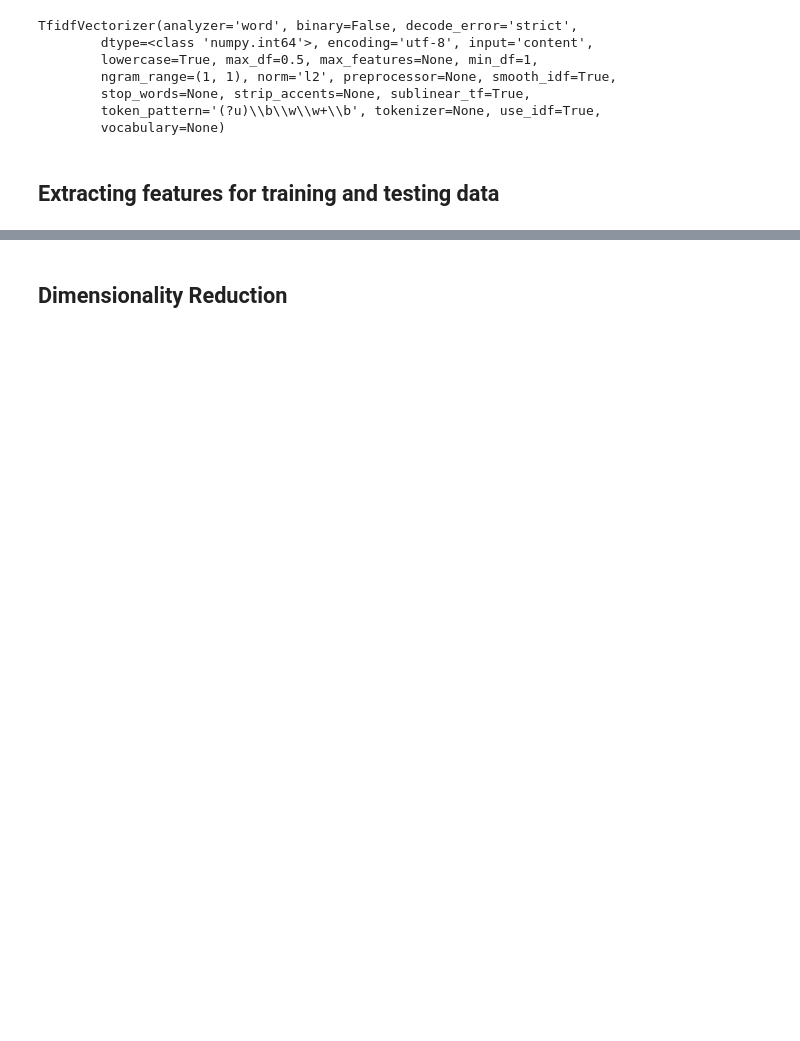
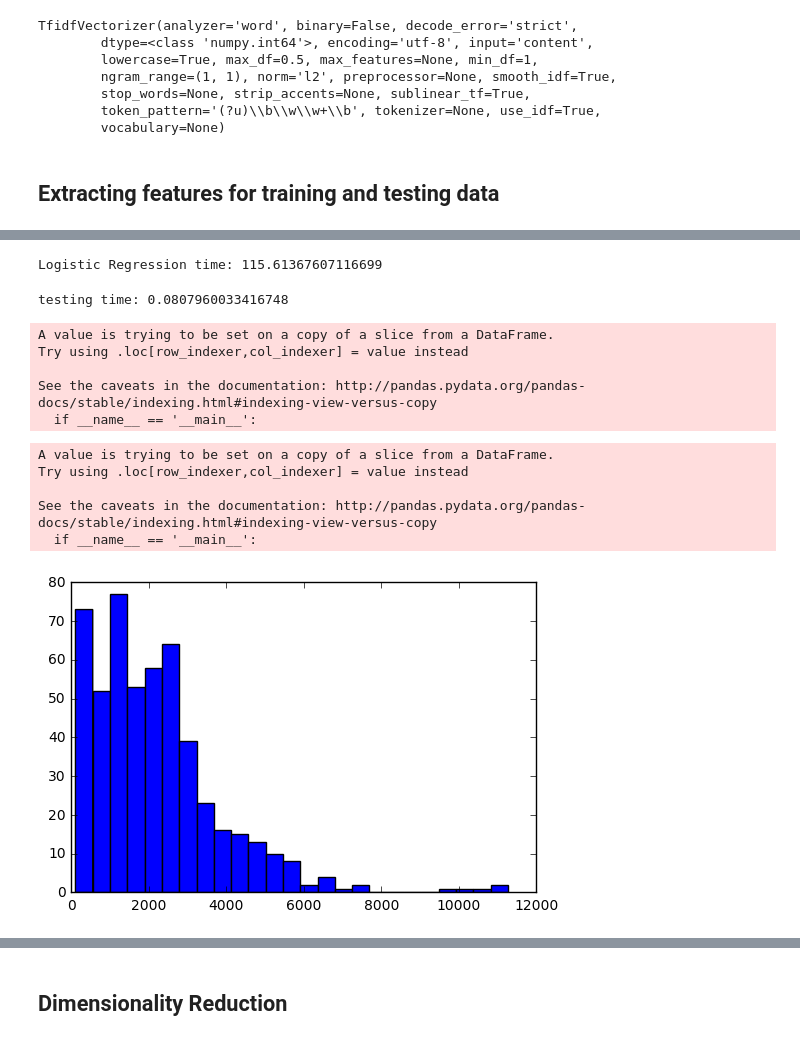
Before and after one commit to vunguyen1990/VietnameseNewsClassification, a Jupyter notebook: Experiment.ipynb, the cells around one changed output, grey strips where cells are left out. Cells and saved outputs as stored; diff of their text form; code cells hidden in the pictures; blank space fills up the shorter version.

```diff
--- a/Experiment.ipynb
+++ b/Experiment.ipynb
@@ -77,0 +109,40 @@ testing_vector = testing_matrix.toarray()
+# %%
+t0 = time()
+logreg = linear_model.LogisticRegression(solver = 'sag',C=1e5)
+logreg.fit(training_matrix,training_label)
+print('Logistic Regression time:',time()-t0)
+# %% [output]
+Logistic Regression time: 115.61367607116699
+# %%
+t0 = time()
+predicted_result = logreg.predict(testing_matrix)
+print("testing time:", time()-t0)
+# %% [output]
+testing time: 0.0807960033416748
+# %%
+test['predicted'] = predicted_result
+# %% [output]
+A value is trying to be set on a copy of a slice from a DataFrame.
+Try using .loc[row_indexer,col_indexer] = value instead
+
+See the caveats in the documentation: http://pandas.pydata.org/pandas-docs/stable/indexing.html#indexing-view-versus-copy
+  if __name__ == '__main__':
+# %%
+def check_result(actual,predict):
+    return predict==actual
+# %%
+test['eval'] = test.apply(lambda row:check_result(row['category'],row['predicted']),axis=1)
+# %% [output]
+A value is trying to be set on a copy of a slice from a DataFrame.
+Try using .loc[row_indexer,col_indexer] = value instead
+
+See the caveats in the documentation: http://pandas.pydata.org/pandas-docs/stable/indexing.html#indexing-view-versus-copy
+  if __name__ == '__main__':
+# %%
+result = test.loc[test['eval']==False]
+# %%
+import matplotlib.pyplot as plt
+plt.hist(result['total_count'], bins ='auto')  # plt.hist passes it's arguments to np.histogram
+plt.show()
+# %% [output]
+[figure, added]
```
Also changed, not shown: parts of 25 cells of this notebook, 4 other files.
